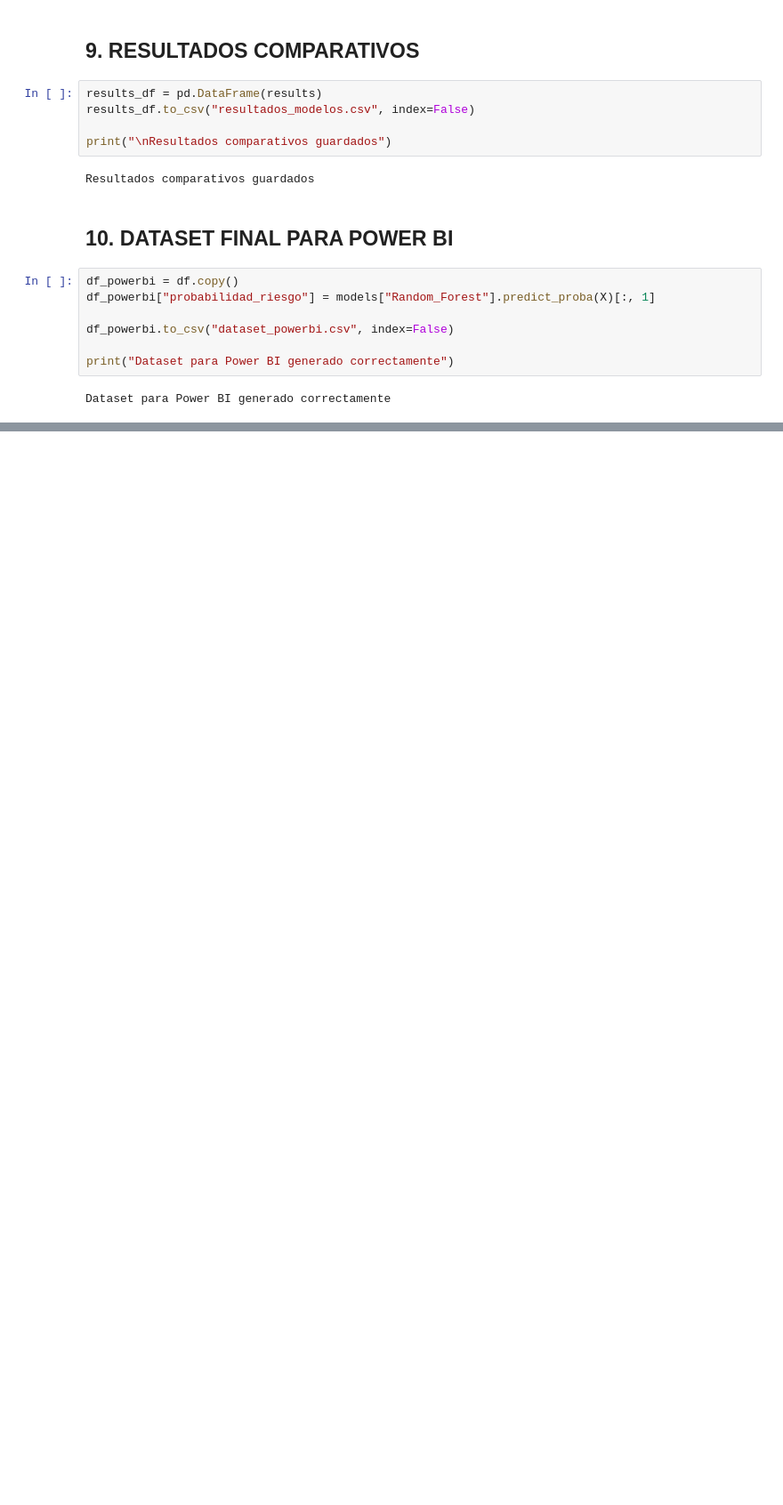
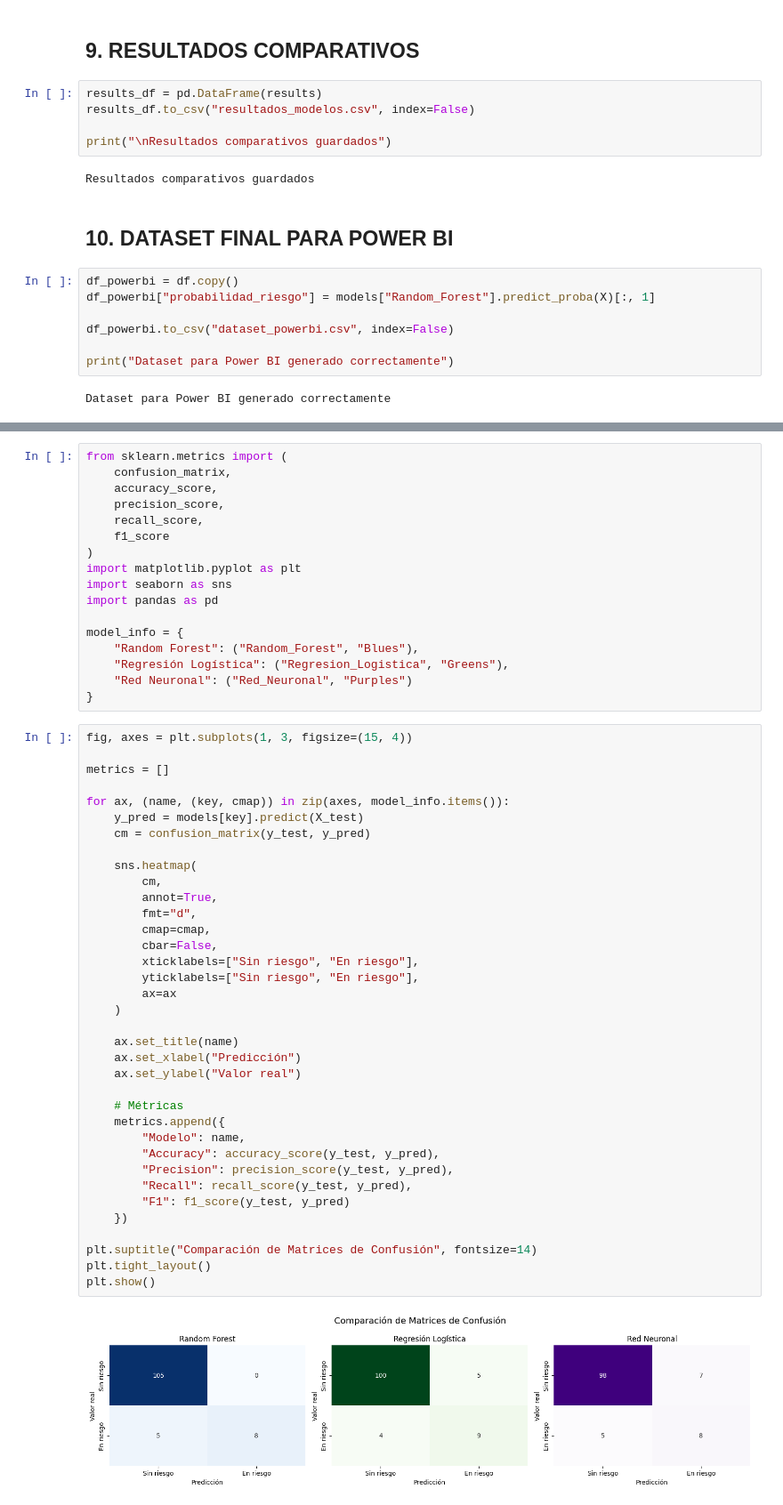
Before and after one commit to NormanPatrickHarveyArce/PredictorRendimientoAcademico, a Jupyter notebook: datos/datos_crudos/main_pipeline.ipynb, the cells around one changed output, grey strips where cells are left out. Shown at 89% size. Saved outputs shown, nothing was run; the diff lists cells and outputs as text; blank space fills up the shorter version.

```diff
--- a/datos/datos_crudos/main_pipeline.ipynb
+++ b/datos/datos_crudos/main_pipeline.ipynb
@@ -162,0 +369,55 @@ Dataset para Power BI generado correctamente
+# %%
+from sklearn.metrics import (
+    confusion_matrix,
+    accuracy_score,
+    precision_score,
+    recall_score,
+    f1_score
+)
+import matplotlib.pyplot as plt
+import seaborn as sns
+import pandas as pd
+
+model_info = {
+    "Random Forest": ("Random_Forest", "Blues"),
+    "Regresión Logística": ("Regresion_Logistica", "Greens"),
+    "Red Neuronal": ("Red_Neuronal", "Purples")
+}
+# %%
+fig, axes = plt.subplots(1, 3, figsize=(15, 4))
+
+metrics = []
+
+for ax, (name, (key, cmap)) in zip(axes, model_info.items()):
+    y_pred = models[key].predict(X_test)
+    cm = confusion_matrix(y_test, y_pred)
+
+    sns.heatmap(
+        cm,
+        annot=True,
+        fmt="d",
+        cmap=cmap,
+        cbar=False,
+        xticklabels=["Sin riesgo", "En riesgo"],
+        yticklabels=["Sin riesgo", "En riesgo"],
+        ax=ax
+    )
+
+    ax.set_title(name)
+    ax.set_xlabel("Predicción")
+    ax.set_ylabel("Valor real")
+
+    # Métricas
+    metrics.append({
+        "Modelo": name,
+        "Accuracy": accuracy_score(y_test, y_pred),
+        "Precision": precision_score(y_test, y_pred),
+        "Recall": recall_score(y_test, y_pred),
+        "F1": f1_score(y_test, y_pred)
+    })
+
+plt.suptitle("Comparación de Matrices de Confusión", fontsize=14)
+plt.tight_layout()
+plt.show()
+# %% [output]
+[figure, added]
```
Also changed, not shown: parts of 11 cells of this notebook, 9 other files.
